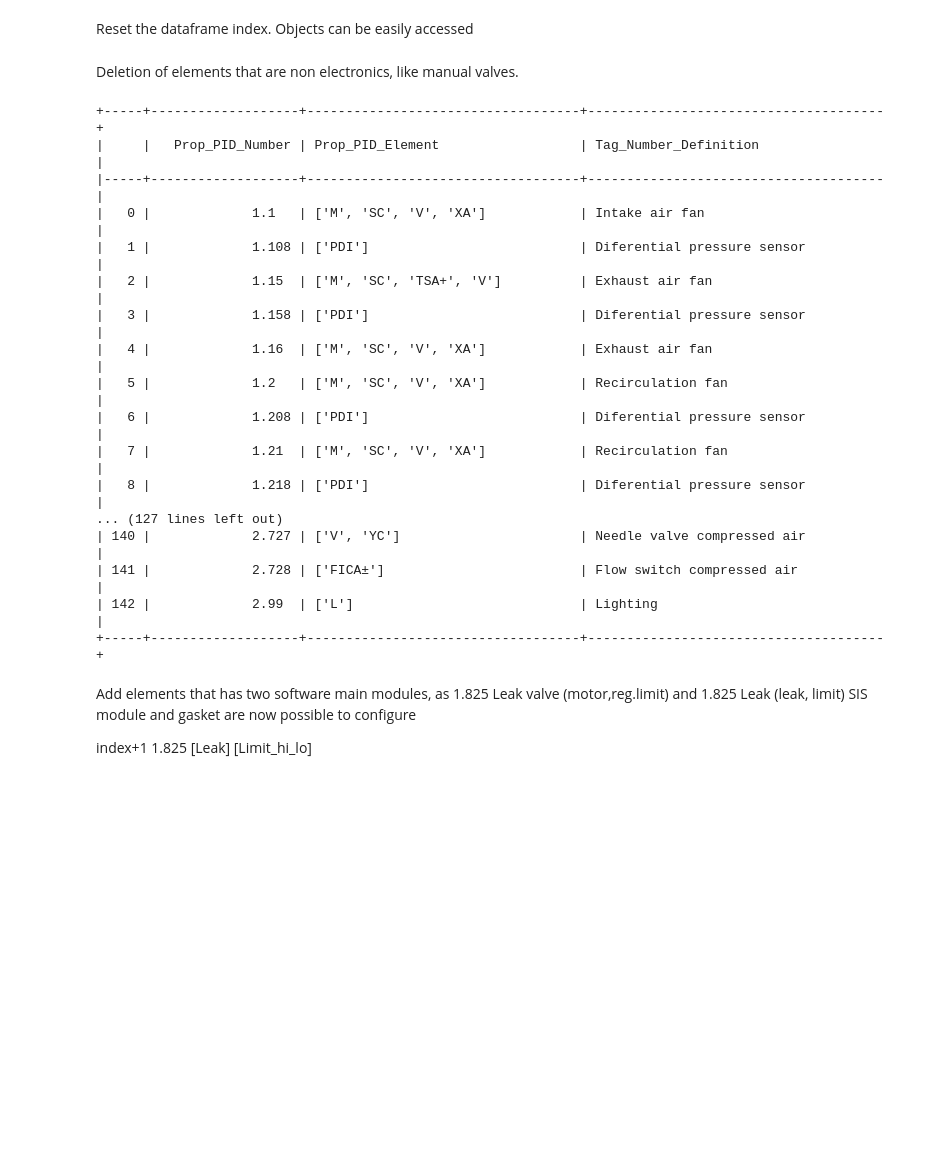
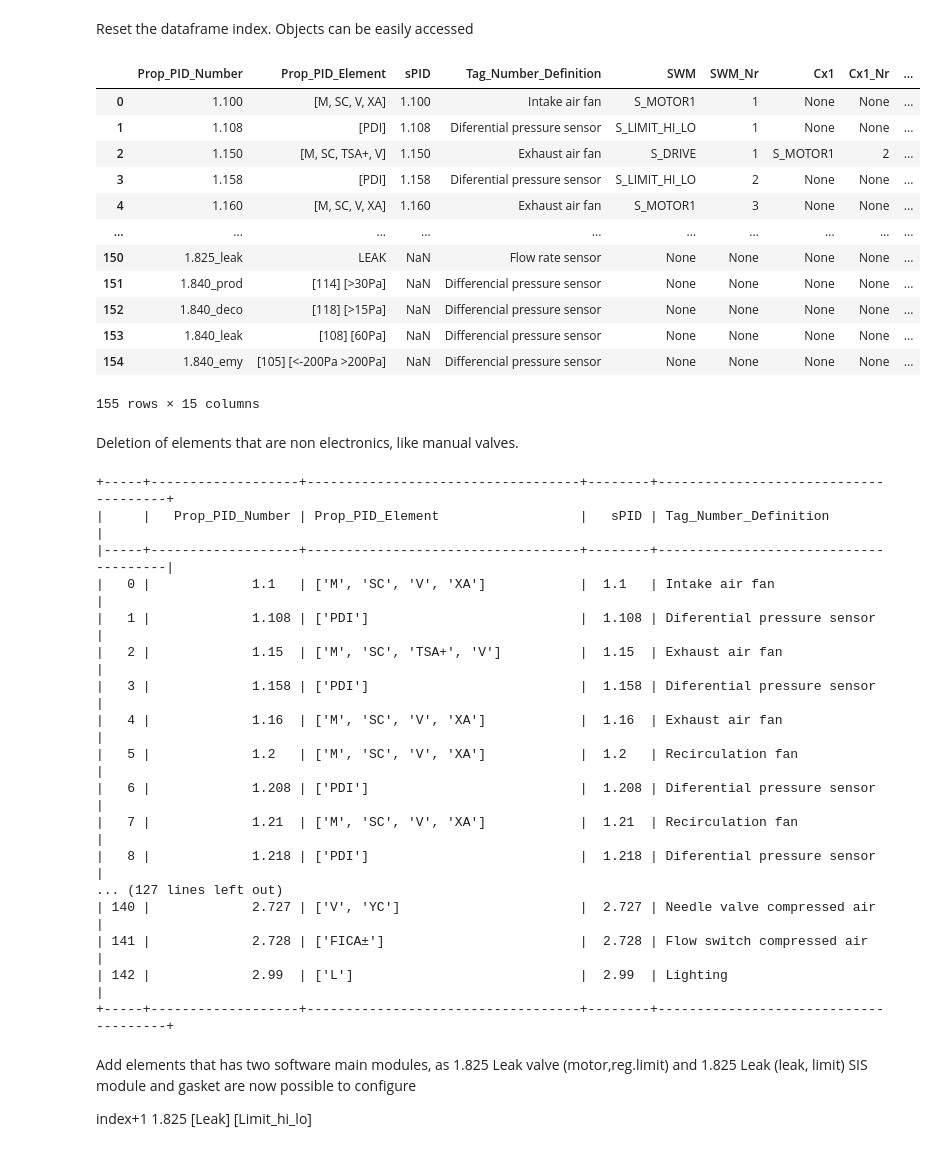
Before and after one commit to emartinskan/epic, a Jupyter notebook: epic.ipynb, the cells around one changed output. Cells and saved outputs as stored; diff of their text form; code cells hidden in the pictures; blank space fills up the shorter version.

```diff
--- a/epic.ipynb
+++ b/epic.ipynb
@@ -146,6 +189,28 @@ Reset the dataframe index. Objects can be easily accessed
 # %%
 ##Add tag number definition - reset index first, then use xlookup function
 element_list = element_list.reset_index()
+# %%
+#list of float to string conversion
+#spid_list = [str("%.3f" % pid) for pid in pid_list]
+pid_list = list((element_list['Prop_PID_Number']))
+spid_list = ['{:.3f}'.format(pid) for pid in pid_list]
+element_list['sPID'] = spid_list
+# %%
+element_list
+# %% [output]
+|  | Prop_PID_Number | Prop_PID_Element | sPID | Tag_Number_Definition | SWM | SWM_Nr | Cx1 | Cx1_Nr | ... |
+| 0 | 1.100 | [M, SC, V, XA] | 1.100 | Intake air fan | S_MOTOR1 | 1 | None | None | ... |
+| 1 | 1.108 | [PDI] | 1.108 | Diferential pressure sensor | S_LIMIT_HI_LO | 1 | None | None | ... |
+| 2 | 1.150 | [M, SC, TSA+, V] | 1.150 | Exhaust air fan | S_DRIVE | 1 | S_MOTOR1 | 2 | ... |
+| 3 | 1.158 | [PDI] | 1.158 | Diferential pressure sensor | S_LIMIT_HI_LO | 2 | None | None | ... |
+| 4 | 1.160 | [M, SC, V, XA] | 1.160 | Exhaust air fan | S_MOTOR1 | 3 | None | None | ... |
+| ... | ... | ... | ... | ... | ... | ... | ... | ... | ... |
+| 150 | 1.825_leak | LEAK | NaN | Flow rate sensor | None | None | None | None | ... |
+| 151 | 1.840_prod | [114] [>30Pa] | NaN | Differencial pressure sensor | None | None | None | None | ... |
+| 152 | 1.840_deco | [118] [>15Pa] | NaN | Differencial pressure sensor | None | None | None | None | ... |
+| 153 | 1.840_leak | [108] [60Pa] | NaN | Differencial pressure sensor | None | None | None | None | ... |
+| 154 | 1.840_emy | [105] [<-200Pa >200Pa] | NaN | Differencial pressure sensor | None | None | None | None | ... |
+155 rows × 15 columns
 # %% [markdown]
 Deletion of elements that are non electronics, like manual valves.
 # %%
@@ -165,23 +227,23 @@ element_list['Tag_Number_Definition'] = element_list['Prop_PID_Number'].apply(xl
 if debug_mode:
     print(tabulate(element_list, headers = 'keys', tablefmt = 'psql'))
 # %% [output]
-+-----+-------------------+-----------------------------------+--------------------------------------+
-|     |   Prop_PID_Number | Prop_PID_Element                  | Tag_Number_Definition                |
-|-----+-------------------+-----------------------------------+--------------------------------------|
-|   0 |             1.1   | ['M', 'SC', 'V', 'XA']            | Intake air fan                       |
-|   1 |             1.108 | ['PDI']                           | Diferential pressure sensor          |
-|   2 |             1.15  | ['M', 'SC', 'TSA+', 'V']          | Exhaust air fan                      |
-|   3 |             1.158 | ['PDI']                           | Diferential pressure sensor          |
-|   4 |             1.16  | ['M', 'SC', 'V', 'XA']            | Exhaust air fan                      |
-|   5 |             1.2   | ['M', 'SC', 'V', 'XA']            | Recirculation fan                    |
-|   6 |             1.208 | ['PDI']                           | Diferential pressure sensor          |
-|   7 |             1.21  | ['M', 'SC', 'V', 'XA']            | Recirculation fan                    |
-|   8 |             1.218 | ['PDI']                           | Diferential pressure sensor          |
++-----+-------------------+-----------------------------------+--------+--------------------------------------+
+|     |   Prop_PID_Number | Prop_PID_Element                  |   sPID | Tag_Number_Definition                |
+|-----+-------------------+-----------------------------------+--------+--------------------------------------|
+|   0 |             1.1   | ['M', 'SC', 'V', 'XA']            |  1.1   | Intake air fan                       |
+|   1 |             1.108 | ['PDI']                           |  1.108 | Diferential pressure sensor          |
+|   2 |             1.15  | ['M', 'SC', 'TSA+', 'V']          |  1.15  | Exhaust air fan                      |
+|   3 |             1.158 | ['PDI']                           |  1.158 | Diferential pressure sensor          |
+|   4 |             1.16  | ['M', 'SC', 'V', 'XA']            |  1.16  | Exhaust air fan                      |
+|   5 |             1.2   | ['M', 'SC', 'V', 'XA']            |  1.2   | Recirculation fan                    |
+|   6 |             1.208 | ['PDI']                           |  1.208 | Diferential pressure sensor          |
+|   7 |             1.21  | ['M', 'SC', 'V', 'XA']            |  1.21  | Recirculation fan                    |
+|   8 |             1.218 | ['PDI']                           |  1.218 | Diferential pressure sensor          |
 ... (127 lines left out)
-| 140 |             2.727 | ['V', 'YC']                       | Needle valve compressed air          |
-| 141 |             2.728 | ['FICA±']                         | Flow switch compressed air           |
-| 142 |             2.99  | ['L']                             | Lighting                             |
-+-----+-------------------+-----------------------------------+--------------------------------------+
+| 140 |             2.727 | ['V', 'YC']                       |  2.727 | Needle valve compressed air          |
+| 141 |             2.728 | ['FICA±']                         |  2.728 | Flow switch compressed air           |
+| 142 |             2.99  | ['L']                             |  2.99  | Lighting                             |
++-----+-------------------+-----------------------------------+--------+--------------------------------------+
 # %%
 #Add columns
 #element_list_SWMs = ['SWM','SWMNr','Cx1','Cx1Nr','Cx1','Cx1Nr', 'Cx1','Cx1Nr','Cx1','Cx1Nr','Element_Description']
```
Also changed, not shown: parts of 30 cells of this notebook.
